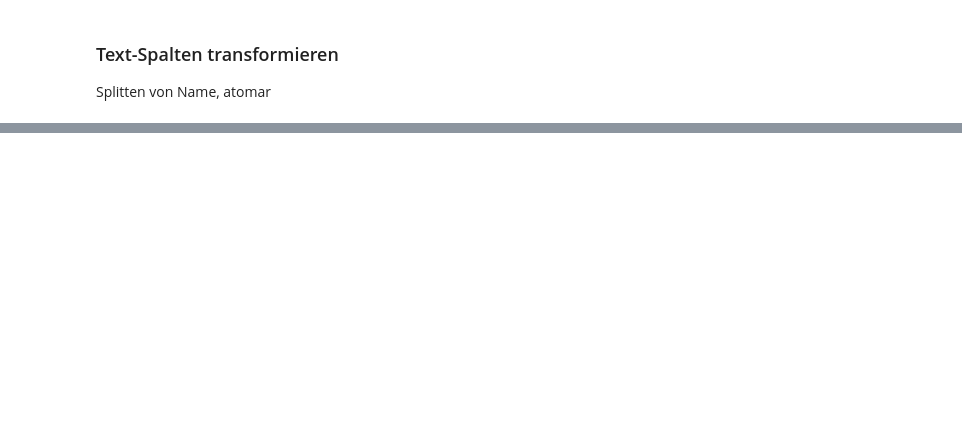
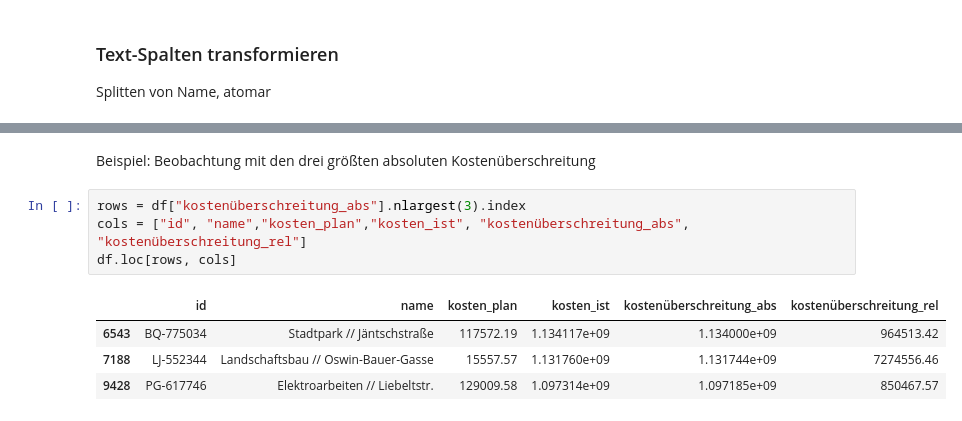
Before and after one commit to AliBenBali/DataScience, a Jupyter notebook: FallstudieConstruction.ipynb, the cells around one changed output, grey strips where cells are left out. Saved outputs shown, nothing was run; the diff lists cells and outputs as text; blank space fills up the shorter version.

```diff
--- a/FallstudieConstruction.ipynb
+++ b/FallstudieConstruction.ipynb
@@ -386,0 +434,11 @@ df["art"] = df["name"].str.extract("//").str[0]
+# %% [markdown]
+Beispiel: Beobachtung mit den drei größten absoluten Kostenüberschreitung
+# %%
+rows = df["kostenüberschreitung_abs"].nlargest(3).index
+cols = ["id", "name","kosten_plan","kosten_ist", "kostenüberschreitung_abs", "kostenüberschreitung_rel"]
+df.loc[rows, cols]
+# %% [output]
+|  | id | name | kosten_plan | kosten_ist | kostenüberschreitung_abs | kostenüberschreitung_rel |
+| 6543 | BQ-775034 | Stadtpark // Jäntschstraße | 117572.19 | 1.134117e+09 | 1.134000e+09 | 964513.42 |
+| 7188 | LJ-552344 | Landschaftsbau // Oswin-Bauer-Gasse | 15557.57 | 1.131760e+09 | 1.131744e+09 | 7274556.46 |
+| 9428 | PG-617746 | Elektroarbeiten // Liebeltstr. | 129009.58 | 1.097314e+09 | 1.097185e+09 | 850467.57 |
```
Also changed, not shown: parts of 13 cells of this notebook.
